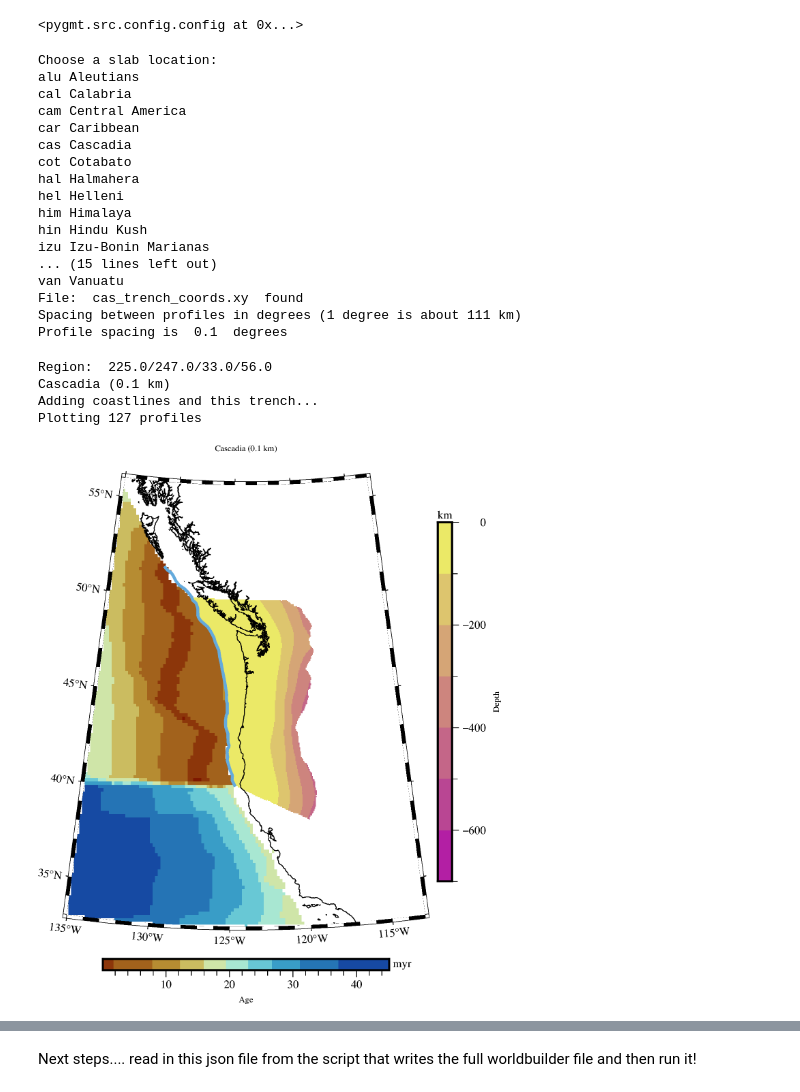
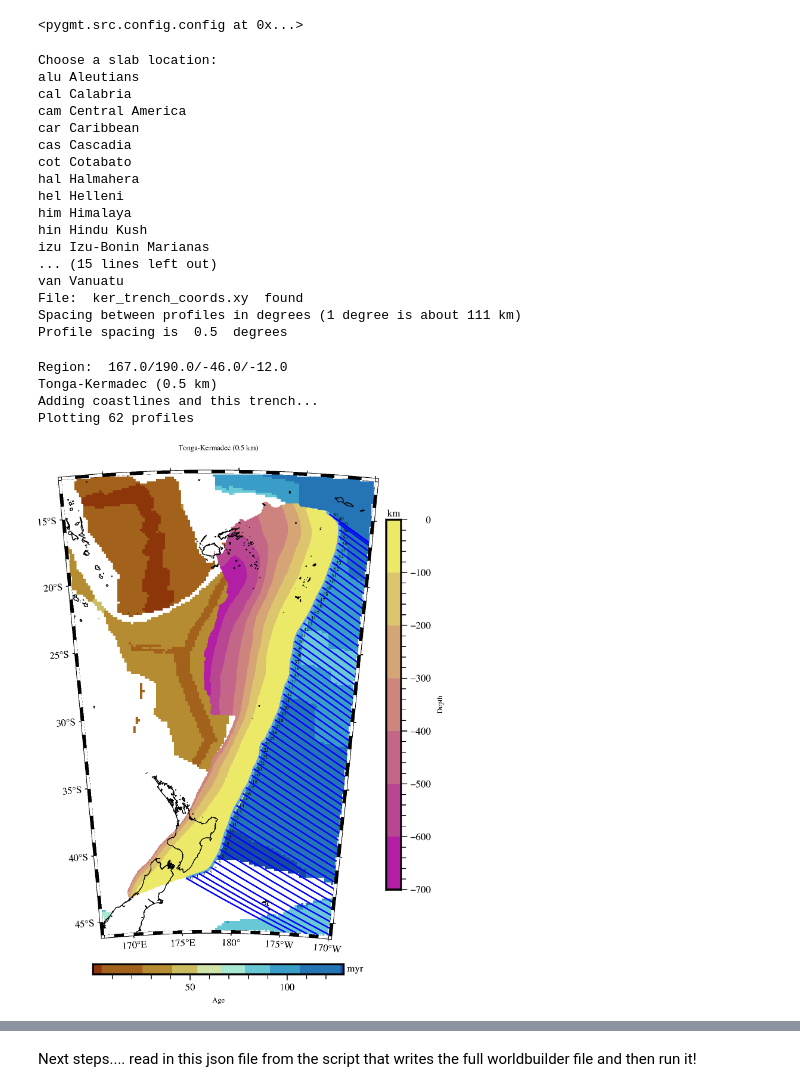
Before and after one commit to MFraters/Subduction-Dynamics-Tools, a Jupyter notebook: Jupyter-Notebooks/PyGMT-Slab2WorldBuilder/get_trench_perp_profiles_regional.ipynb, the cells around one changed output, grey strips where cells are left out. Cells and saved outputs as stored; diff of their text form; code cells hidden in the pictures.

```diff
--- a/Jupyter-Notebooks/PyGMT-Slab2WorldBuilder/get_trench_perp_profiles_regional.ipynb
+++ b/Jupyter-Notebooks/PyGMT-Slab2WorldBuilder/get_trench_perp_profiles_regional.ipynb
@@ -122,6 +122,7 @@ for i in range(len(slab2bird)):
 file_found = False
 while file_found == False:
     loc1 = "cas" #input('Enter the 3-letter code for the slab location: ')
+    loc1 = "ker" #input('Enter the 3-letter code for the slab location: ')
 
     trenchfile = loc1 + '_trench_coords.xy'
 
@@ -138,7 +139,7 @@ while file_found == False:
 #print('Profile spacing is ', prof_spacing, ' km')
 
 print('Spacing between profiles in degrees (1 degree is about 111 km)')
-prof_spacing = 0.1 #float(input('Enter profile spacing (MUST be divisible by 0.1 deg): '))
+prof_spacing = 0.5 #float(input('Enter profile spacing (MUST be divisible by 0.1 deg): '))
 print('Profile spacing is ', prof_spacing, ' degrees')
 # %% [output]
 Choose a slab location:
@@ -155,9 +156,9 @@ hin Hindu Kush
 izu Izu-Bonin Marianas
 ... (15 lines left out)
 van Vanuatu
-File:  cas_trench_coords.xy  found
+File:  ker_trench_coords.xy  found
 Spacing between profiles in degrees (1 degree is about 111 km)
-Profile spacing is  0.1  degrees
+Profile spacing is  0.5  degrees
 # %%
 # Find Distance and azimuth along trench,
 # Note these  GMT functions do not yet exists in the PyGMT package, so I am used the
@@ -247,7 +248,8 @@ elif slab2bird[loc1]['Dip-Dir'] == 'East':
 
 # Get Regional Map dimensions
 # Use the slab 2.0 data to set the size of the regional plot
-grdfile = slab2dir + loc1 + '_slab2_dep_02.24.18.grd'
+#grdfile = slab2dir + loc1 + '_slab2_dep_02.24.18.grd'
+grdfile = slab2dir + loc1 + '_slab2_dep.grd'
 data_list = pygmt.grdinfo(grdfile,per_column=True).split()
 region_data = np.array([float(value) for value in data_list])
 
@@ -287,7 +289,8 @@ elif add_age_grid == True:
     fig.colorbar(cmap=colormap1,position="JBC+h", box=False, frame=["x+lAge", "y+lmyr"])
 
 # Add the slab 2.0 data
-depth_grdfile = slab2dir + loc1 + '_slab2_dep_02.24.18.grd'
+#depth_grdfile = slab2dir + loc1 + '_slab2_dep_02.24.18.grd'
+depth_grdfile = slab2dir + loc1 + '_slab2_dep.grd'
 fig.grdimage(grid=depth_grdfile,nan_transparent=True,cmap=cptfile)
 # add a colorbar for depth
 fig.colorbar(cmap=cptfile,position="JMR", box=False, frame=["x+lDepth", "y+lkm"])
@@ -298,40 +301,40 @@ if add_nonsub_pb == True:
     for i in range(len(birddata["features"])):
         coords = np.array(birddata["features"][i]["geometry"]["coordinates"])
         fig.plot(x=coords[:,0],y=coords[:,1], pen="1p,white")
 
 # Overlay the coastlines
 print('Adding coastlines and this trench...')
 fig.coast(shorelines="1/0.5p,black",resolution="i")
 # Add on this trench
 data = np.loadtxt(trenchfile)
 fig.plot(x=data[:,0],y=data[:,1],pen='2p,100/170/220')
 
 pen_prof = "1p,blue"
 if add_topo_grid == True:
     font_profnum = "4p,Times-Roman,white"
 else:
     font_profnum = "4p,Times-Roman,black"
 
 # Plot all the trench-perpendicular Profiles with numbers.
 prof_length = 15 # deg,
 prof_ds = 0.1 # deg, sampling along cross profile
 
 print('Plotting', n, 'profiles')
 for i in range(n):
-    trench_data[i,3] = 122 #122 #114
+    #trench_data[i,3] = 122 #122 #114
     prof_points = pygmt.project(center=[trench_data[i,0], trench_data[i,1]], azimuth=trench_data[i,3],
                                 length=[0, prof_length], generate=prof_ds, unit=False)
 
-    #fig.plot(x=prof_points.r, y=prof_points.s, pen="1p,blue")
-    #fig.text(text=str(i), x=lontext[i],y=lattext[i], font=font_profnum)
+    fig.plot(x=prof_points.r, y=prof_points.s, pen="1p,blue")
+    fig.text(text=str(i), x=lontext[i],y=lattext[i], font=font_profnum)
 
 fig.show()
 # %% [output]
-Region:  225.0/247.0/33.0/56.0
-Cascadia (0.1 km)
+Region:  167.0/190.0/-46.0/-12.0
+Tonga-Kermadec (0.5 km)
 Adding coastlines and this trench...
-Plotting 127 profiles
+Plotting 62 profiles
-[figure, old version]
+[figure, new version]
 # %%
 # Next step is to choose which profile to use for WorldBuilder Input
 
```
Also changed, not shown: parts of 6 cells of this notebook, 2 other files.
